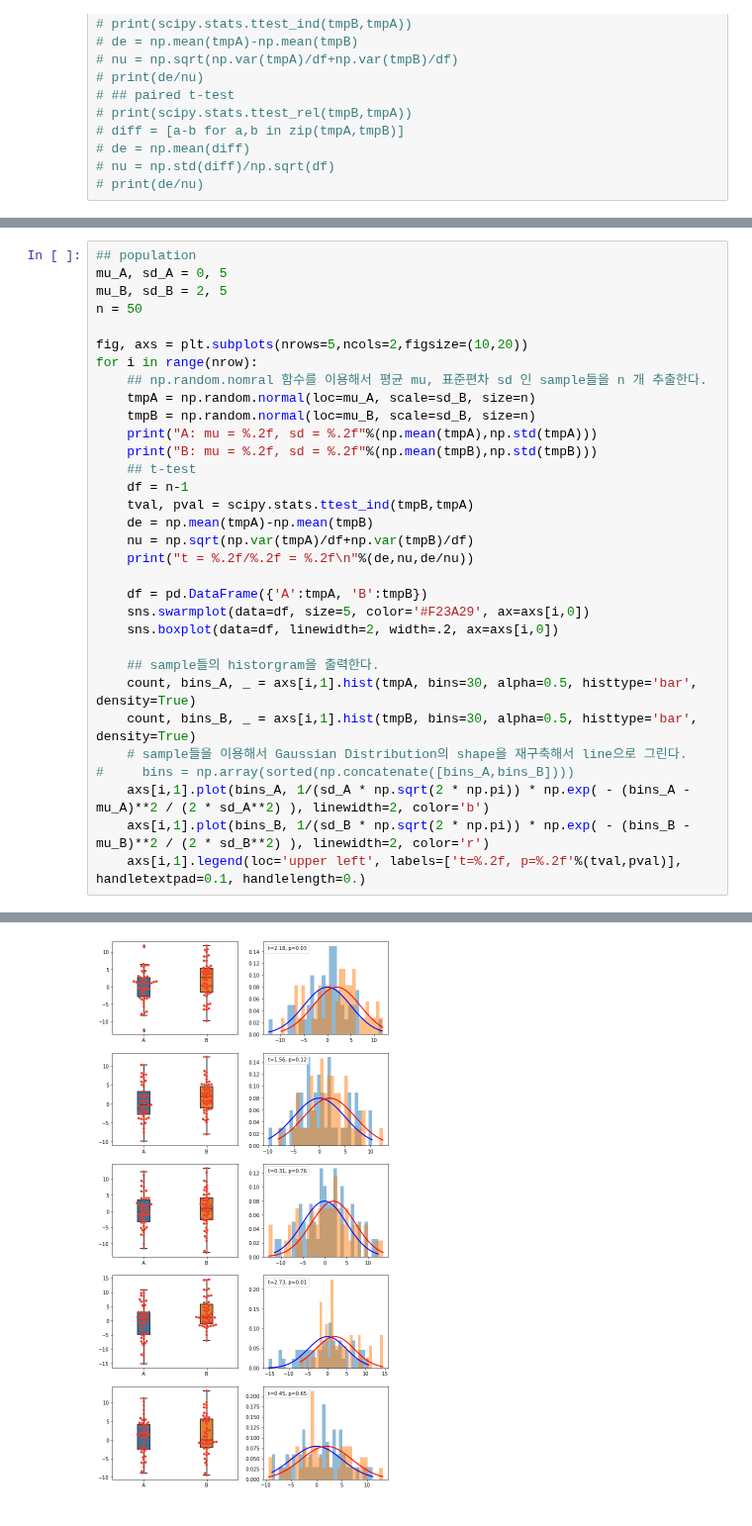
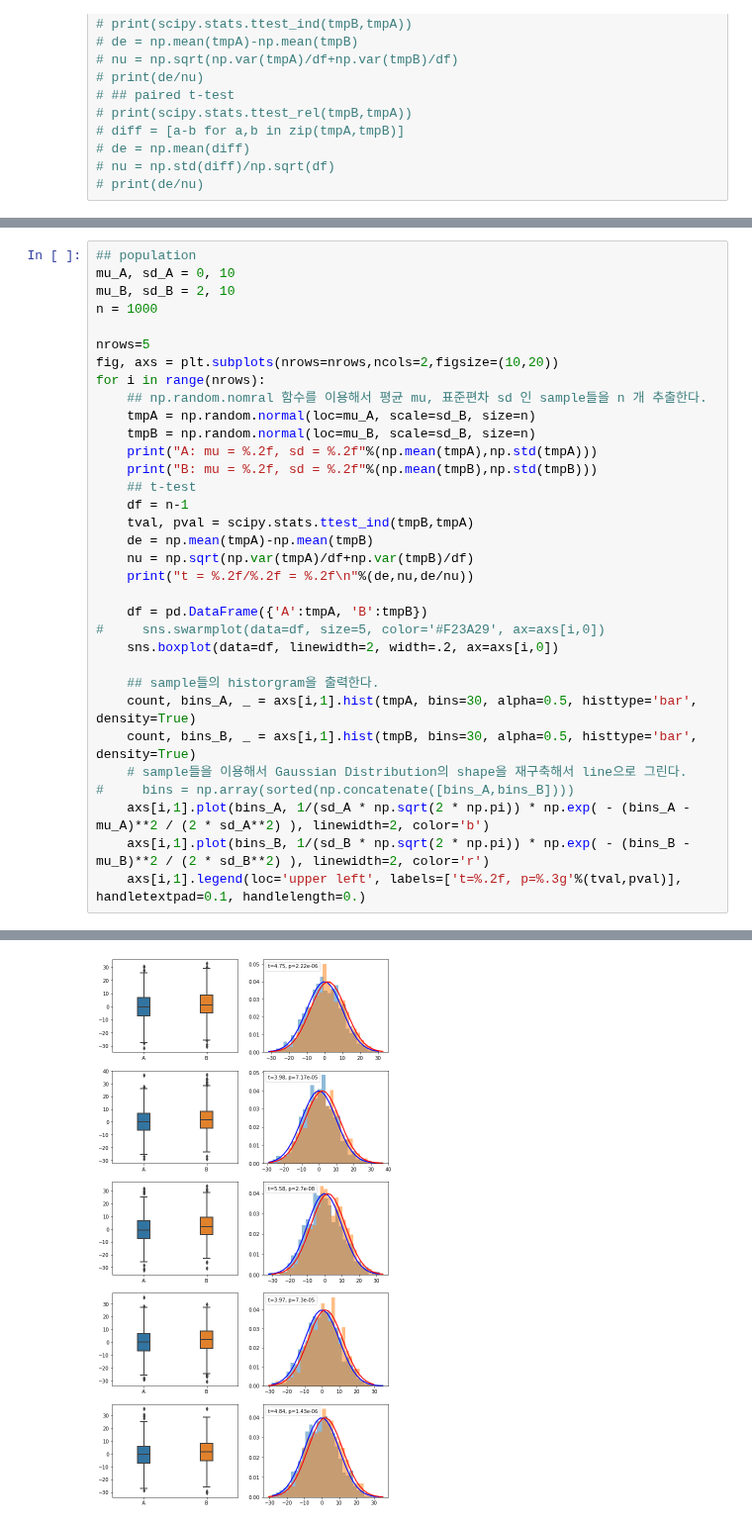
Before and after one commit to psb629/labs, a Jupyter notebook: machine_learning/t-test.ipynb, the cells around one changed output, grey strips where cells are left out. Shown at 99% size. Cells and saved outputs as stored; diff of their text form.

```diff
--- a/machine_learning/t-test.ipynb
+++ b/machine_learning/t-test.ipynb
@@ -21,11 +131,12 @@ import seaborn as sns
 # %%
 ## population
-mu_A, sd_A = 0, 5
-mu_B, sd_B = 2, 5
-n = 50
+mu_A, sd_A = 0, 10
+mu_B, sd_B = 2, 10
+n = 1000
 
-fig, axs = plt.subplots(nrows=5,ncols=2,figsize=(10,20))
-for i in range(nrow):
+nrows=5
+fig, axs = plt.subplots(nrows=nrows,ncols=2,figsize=(10,20))
+for i in range(nrows):
     ## np.random.nomral 함수를 이용해서 평균 mu, 표준편차 sd 인 sample들을 n 개 추출한다.
     tmpA = np.random.normal(loc=mu_A, scale=sd_B, size=n)
     tmpB = np.random.normal(loc=mu_B, scale=sd_B, size=n)
@@ -39,7 +150,7 @@ for i in range(nrow):
     print("t = %.2f/%.2f = %.2f\n"%(de,nu,de/nu))
 
     df = pd.DataFrame({'A':tmpA, 'B':tmpB})
-    sns.swarmplot(data=df, size=5, color='#F23A29', ax=axs[i,0])
+#     sns.swarmplot(data=df, size=5, color='#F23A29', ax=axs[i,0])
     sns.boxplot(data=df, linewidth=2, width=.2, ax=axs[i,0])
 
     ## sample들의 historgram을 출력한다.
@@ -49,5 +160,5 @@ for i in range(nrow):
 #     bins = np.array(sorted(np.concatenate([bins_A,bins_B])))
     axs[i,1].plot(bins_A, 1/(sd_A * np.sqrt(2 * np.pi)) * np.exp( - (bins_A - mu_A)**2 / (2 * sd_A**2) ), linewidth=2, color='b')
     axs[i,1].plot(bins_B, 1/(sd_B * np.sqrt(2 * np.pi)) * np.exp( - (bins_B - mu_B)**2 / (2 * sd_B**2) ), linewidth=2, color='r')
-    axs[i,1].legend(loc='upper left', labels=['t=%.2f, p=%.2f'%(tval,pval)], handletextpad=0.1, handlelength=0.)
+    axs[i,1].legend(loc='upper left', labels=['t=%.2f, p=%.3g'%(tval,pval)], handletextpad=0.1, handlelength=0.)
 # %% [output]
@@ -73 +184 @@ t = -0.45/1.00 = -0.45
-[figure, old version]
+[figure, new version]
```
Also changed, not shown: parts of 14 cells of this notebook.
